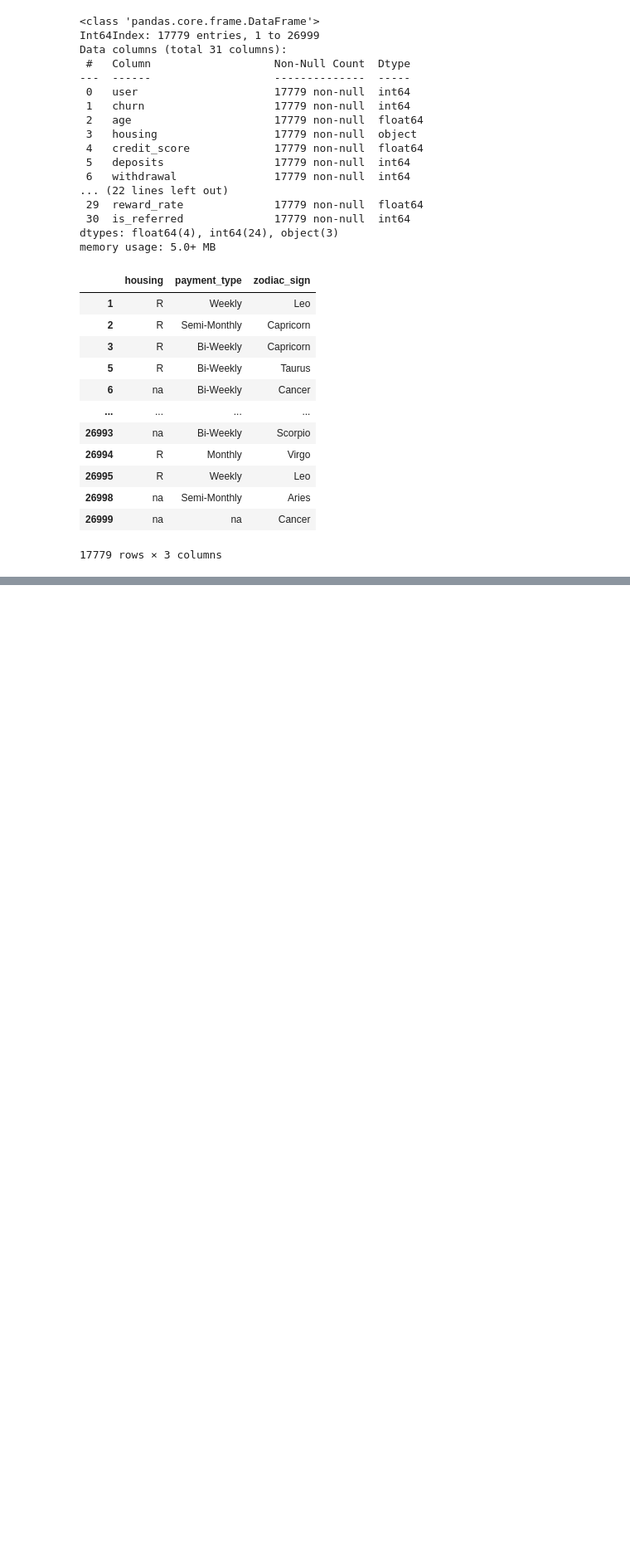
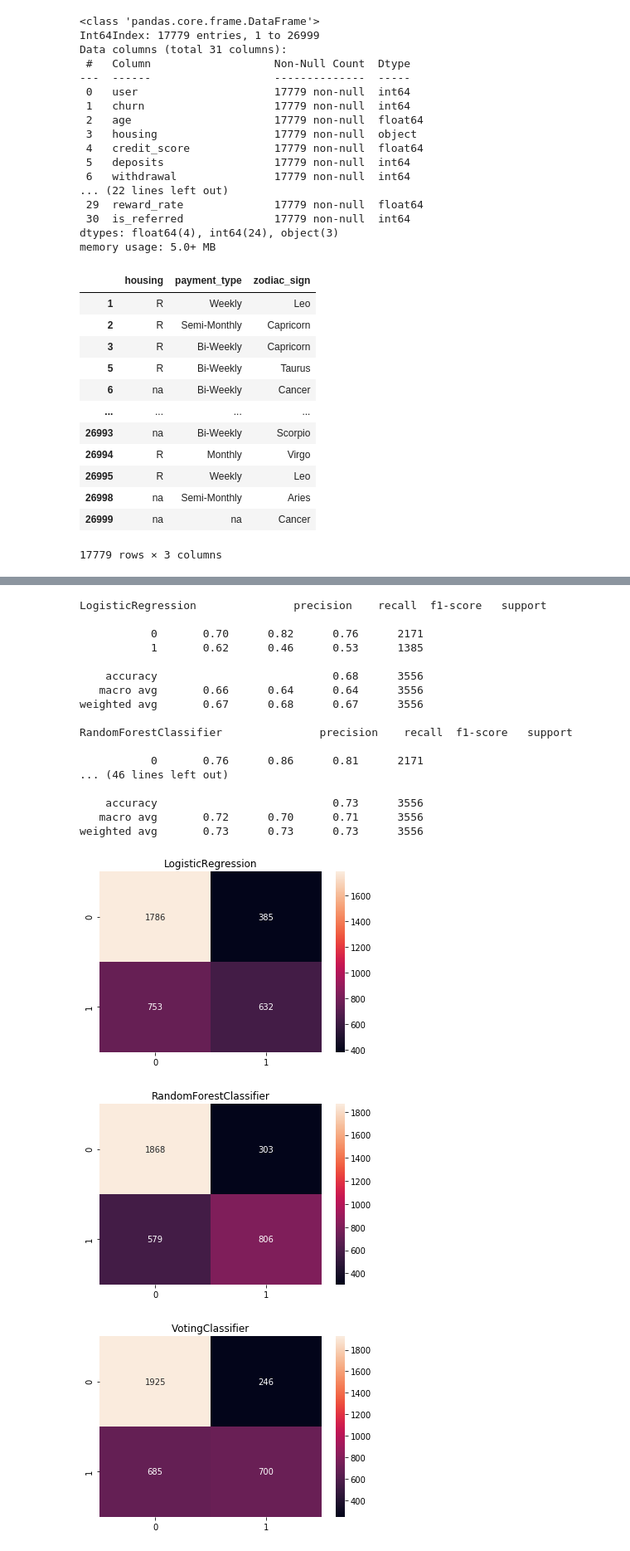
Before and after one commit to Temi111/churn-rate, a Jupyter notebook: churn.ipynb, the cells around one changed output, grey strips where cells are left out. Shown at 83% size. Drawn from its saved outputs; the diff is of its cells as text; code cells hidden in the pictures; blank space fills up the shorter version.

```diff
--- a/churn.ipynb
+++ b/churn.ipynb
@@ -179,0 +172,9 @@ df.select_dtypes(include=['object'])
+# %%
+X_train, X_test, y_train, y_test = train_test_split( X_scaled, y, test_size=0.20, random_state=42)
+# %%
+from sklearn.linear_model import LogisticRegression
+classifier = LogisticRegression(random_state = 42)
+classifier.fit(X_train, y_train)
+
+# Predicting Test Set
+y_pred = classifier.predict(X_test)
@@ -179,0 +219,13 @@ df.select_dtypes(include=['object'])
+# %%
+log_clf = LogisticRegression()
+rnd_clf = RandomForestClassifier()
+abc_clf = AdaBoostClassifier()
+nnn_clf = KNeighborsClassifier()
+gbc_clf=GradientBoostingClassifier()
+xgb_clf=XGBClassifier()
+# %%
+voting_clf = VotingClassifier(
+estimators=[('lr', log_clf), ('rf', rnd_clf), ('abc', abc_clf), ('nnn', nnn_clf),('gbc', gbc_clf),('xgb', xgb_clf) ],
+voting='hard'
+)
+voting_clf.fit(X_train, y_train)
@@ -179,0 +250,29 @@ df.select_dtypes(include=['object'])
+# %%
+for clf in (log_clf, rnd_clf,  voting_clf,abc_clf, nnn_clf,xgb_clf,gbc_clf):
+    clf.fit(X_train, y_train)
+    y_pred = clf.predict(X_test)
+    plt.figure()
+    plt.title(clf.__class__.__name__)
+    sns.heatmap(confusion_matrix(y_test, y_pred),annot=True,label=clf.__class__.__name__,fmt='d')
+    print(clf.__class__.__name__,classification_report(y_test, y_pred))
+# %% [output]
+LogisticRegression               precision    recall  f1-score   support
+
+           0       0.70      0.82      0.76      2171
+           1       0.62      0.46      0.53      1385
+
+    accuracy                           0.68      3556
+   macro avg       0.66      0.64      0.64      3556
+weighted avg       0.67      0.68      0.67      3556
+
+RandomForestClassifier               precision    recall  f1-score   support
+
+           0       0.76      0.86      0.81      2171
+... (46 lines left out)
+
+    accuracy                           0.73      3556
+   macro avg       0.72      0.70      0.71      3556
+weighted avg       0.73      0.73      0.73      3556
+[figure, added]
+[figure, added]
+[figure, added]
```
Also changed, not shown: parts of 15 cells of this notebook, 1 other file.
